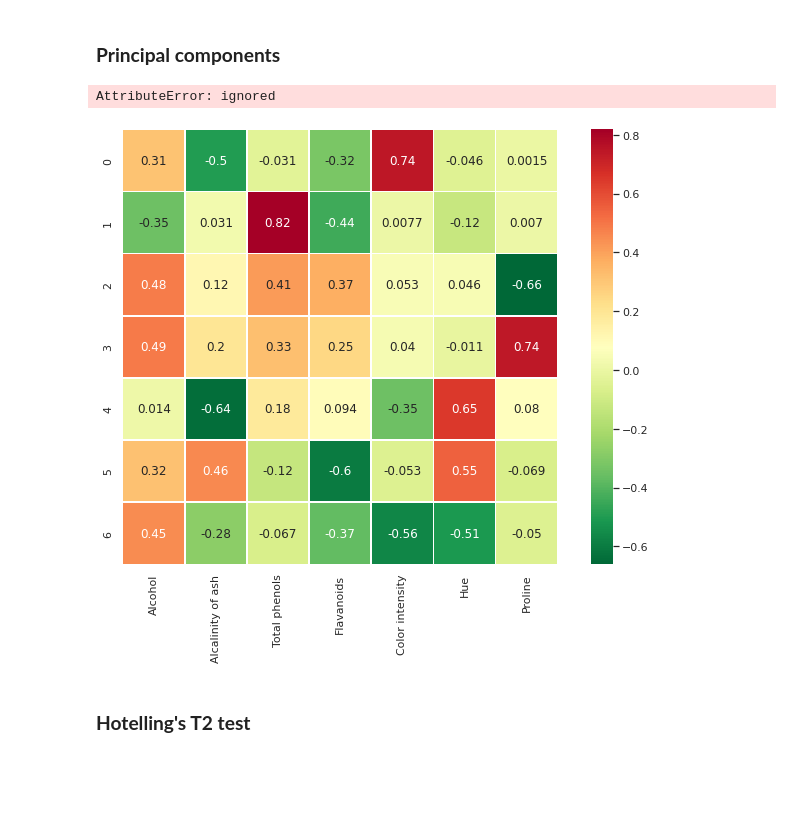
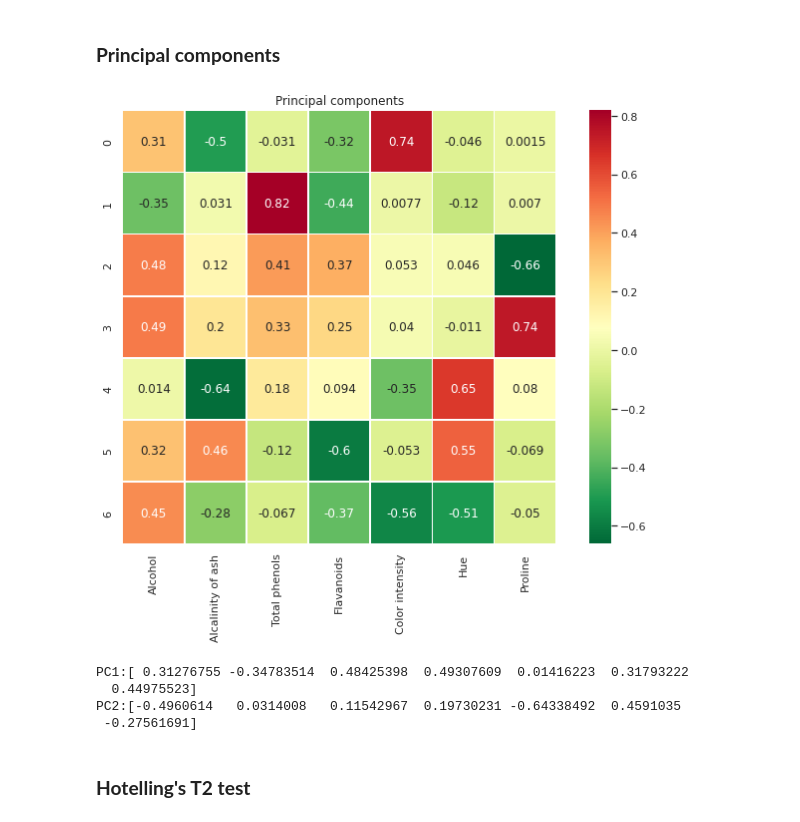
Before and after one commit to MojtabaHeidari/MHM, a Jupyter notebook: Wine.ipynb, the cells around one changed output. Drawn from its saved outputs; the diff is of its cells as text; code cells hidden in the pictures; blank space fills up the shorter version.

```diff
--- a/Wine.ipynb
+++ b/Wine.ipynb
@@ -419,17 +419,20 @@ ax = model.biplot3d(legend=False)
 # %%
 comps = pd.DataFrame(A, columns = variables)
 sns.heatmap(comps,cmap='RdYlGn_r', linewidths=0.5, annot=True,
             cbar=True, square=True)
-ax.tick_params(labelbottom=False,labeltop=True)
+
 plt.xticks(rotation=90)
 plt.title('Principal components')
 plt.show()
 
 print(f'PC1:{A1}')
 print(f'PC2:{A2}')
 # %% [output]
+[figure, new version]
-AttributeError: ignored
+PC1:[ 0.31276755 -0.34783514  0.48425398  0.49307609  0.01416223  0.31793222
+  0.44975523]
+PC2:[-0.4960614   0.0314008   0.11542967  0.19730231 -0.64338492  0.4591035
+ -0.27561691]
-[figure, old version]
 # %% [markdown]
 ### **Hotelling's T2 test**
 # %%
```
Also changed, not shown: parts of 3 cells of this notebook.
